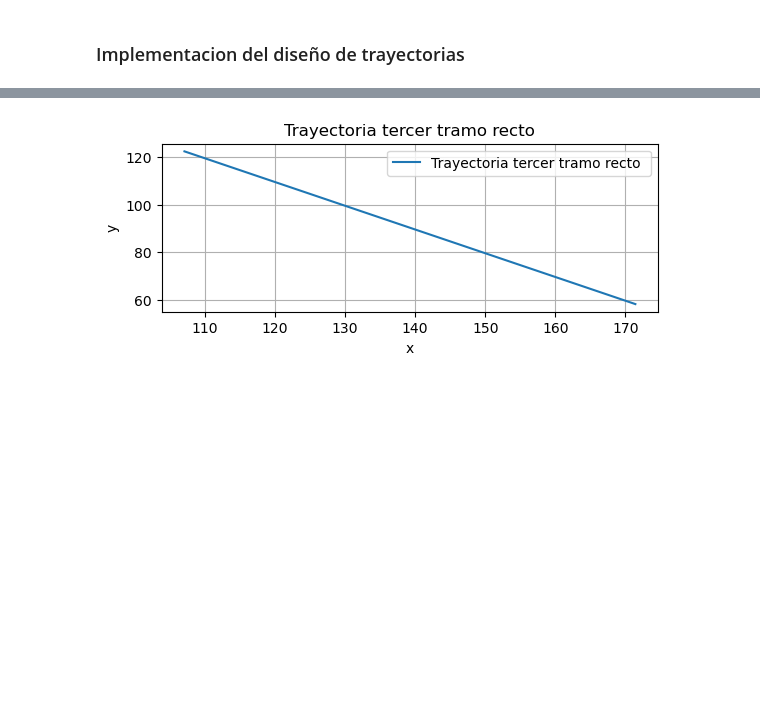
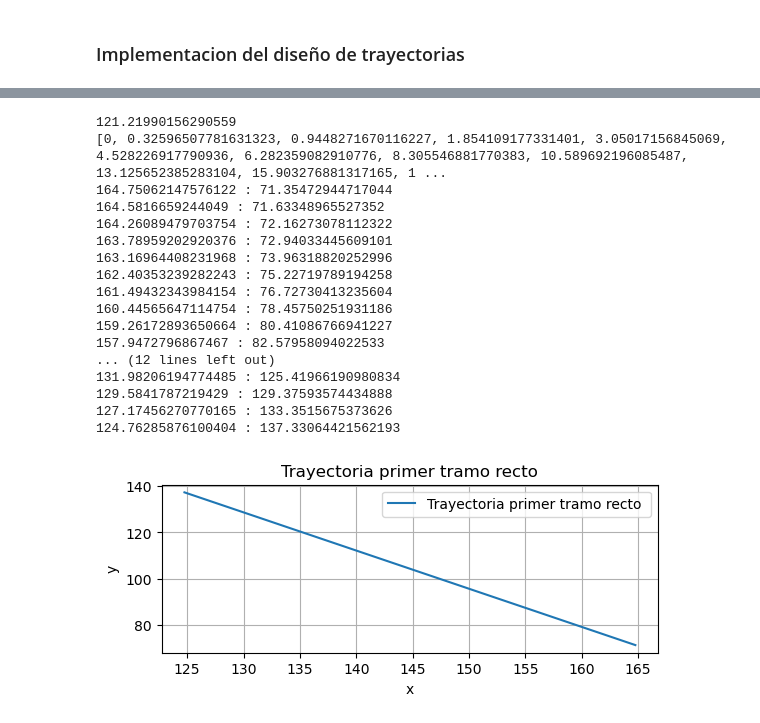
Before and after one commit to ricardolcvuba/tp_modelacion_grupo09, a Jupyter notebook: tp_modelacion.ipynb, the cells around one changed output, grey strips where cells are left out. Cells and saved outputs as stored; diff of their text form; code cells hidden in the pictures; blank space fills up the shorter version.

```diff
--- a/tp_modelacion.ipynb
+++ b/tp_modelacion.ipynb
@@ -18,7 +21,7 @@ radio = 5
 ## Funcion difetencial f de la curva
 # %%
 def f_curva (timepo, angulo, velocidad_angular):
-  return -(aceleracion_en_curva / radio) * np.sin(angulo)
+    return -(aceleracion_en_curva * np.sin(((angulo - barrida_inicial)/barrida_limite)*math.pi*2) / radio*velocidad_angular) * np.sin(angulo)
 # %% [markdown]
 ## Valores de la trayectoria recta
 # %%
@@ -33,6 +32,8 @@ def f_fuerza(t):
-# %%
-def f_recta(tiempo, posicion, velocidad):
-  return  f_fuerza(tiempo) / m
+# %%
+dist_limite = 0
+G = 9.81
+def f_recta(tiempo, posicion, velocidad):
+  return ((2400*G)/800)*(1 - posicion/dist_limite)
 # %% [markdown]
 ## Trayectoria
 # %% [markdown]
@@ -146,12 +147,12 @@ def condicion_de_corte_limite(limite, operacion, y):
     elif operacion== ">":
         return y > limite
 # %%
-def range_kutta_de_orden_4(f, t0, y0, u0, h, limite, operacion):
+def range_kutta_de_orden_4(f, t0, y0, u0, h, limite):
     t = t0
     y = y0
     u = u0
     resultados = [(t, y, u)]
-    while condicion_de_corte_limite(limite, operacion, y):
+    while limite > y:
         m1 = u
         k1 = f(t, y, u)
 
@@ -167,7 +168,6 @@ def range_kutta_de_orden_4(f, t0, y0, u0, h, limite, operacion):
         y += (h / 6) * (m1 + 2 * m2 + 2 * m3 + m4)
         u += (h / 6) * (k1 + 2 * k2 + 2 * k3 + k4)
         t += h
-
         resultados.append((t, y, u))
     return resultados
 # %%
@@ -281,44 +374,74 @@ def calcular_velocidad(omega, r, angulo_rad):
     vel_y = v*math.sin(angulo_rad)
     return vel_x, vel_y
 # %%
-#puto final 3er tramo
+#punto final 3er tramo
 p_final_izq_2do_tramo = punto_final_de_una_curva(p_final_izq_1er_tramo, 19.2, 108, 16.7)
+p_final_der_2do_tramo = punto_final_de_una_curva(p_final_der_1er_tramo, 40.80, 123.1, 16)
 p_final_izq_3er_tramo = punto_final_de_una_recta(p_final_izq_2do_tramo, 63.54, 108)
 p_final_der_3er_tramo = punto_final_de_una_recta(p_final_der_2do_tramo, 63.54, 123.1)
 p_final_del_3er_tramo = punto_aleatorio_en_un_segmento(p_final_izq_3er_tramo, p_final_der_3er_tramo)
 
+#punto inicial 3er tramo
 pos_x_final_2do_tramo = pos_x_2do_tramo[-1]
 pos_y_final_2do_tramo = pos_y_2do_tramo[-1]
 
 #angulo de trayectoria
 adyacente = abs(pos_x_final_2do_tramo - p_final_del_3er_tramo[0])
 opuesto = abs(pos_y_final_2do_tramo - p_final_del_3er_tramo[1])
-angulo_rad = math.atan2(opuesto, adyacente)
+
+#distancia_limite
+dist_limite = math.sqrt(adyacente**2 + opuesto**2)
 
 #calculo_de_velocidad
-vel_ini_x, vel_ini_y = calcular_velocidad(max(vel_ang_x_2do_tramo[-1], vel_ang_y_2do_tramo[-1]), radio, angulo_rad)
-
-vel_ini_x = - vel_ini_x
+vel_ini_x, vel_ini_y = calcular_velocidad(vel_ang_2do_tramo[-1], radio, angulos_barridos_2d_tramo[-1])
+vel_ini_2do_tramo = math.sqrt(vel_ini_x**2 + vel_ini_y**2)
 
 #trayectoria
-x_result_3er_tramo = range_kutta_de_orden_4(f_recta, t_final_2do_tramo, pos_x_final_2do_tramo, vel_ini_x, h, p_final_del_3er_tramo[0], ">")
-y_result_3er_tramo = range_kutta_de_orden_4_aux(f_recta, t_final_2do_tramo, pos_y_final_2do_tramo, vel_ini_y, h, len(x_result_3er_tramo))
+y_result_3er_tramo = range_kutta_de_orden_4(f_recta, t_final_2do_tramo, 0, vel_ini_2do_tramo, h, dist_limite)
+
+print(f"{angulos_barridos_2d_tramo[-1] * 180/math.pi}")
+
+puntos_3er_tramo = []
+distancias_3er_tramo = [tupla[1] for tupla in y_result_3er_tramo]
+vel_3er_tramo = [tupla[2] for tupla in y_result_3er_tramo]
+t_final_3er_tramo = [tupla[0] for tupla in y_result_3er_tramo][-1]
+t_relativo = t_final_3er_tramo
+print(distancias_3er_tramo)
+for i in range(len(distancias_3er_tramo)):
+    hipotenusa = distancias_3er_tramo[i]
+    pos_x = hipotenusa * np.math.cos(angulos_barridos_2d_tramo[-1] ) + pos_x_final_2do_tramo
+    pos_y = hipotenusa * np.math.sin(angulos_barridos_2d_tramo[-1] ) + pos_y_final_2do_tramo
+    print(f"{pos_x} : {pos_y}")
+    puntos_3er_tramo.append([pos_x, pos_y])
 
 
-pos_x_3er_tramo = [tupla[1] for tupla in x_result_3er_tramo]
-pos_y_3er_tramo = [tupla[1] for tupla in y_result_3er_tramo]
-vel_x_3er_tramo = [tupla[2] for tupla in x_result_3er_tramo]
-vel_y_3er_tramo = [tupla[2] for tupla in y_result_3er_tramo]
-t_final_3er_tramo = [tupla[0] for tupla in y_result_3er_tramo]
-t_final_3er_tramo = t_final_3er_tramo[-1]
+pos_x_3er_tramo = [subvector[0] for subvector in puntos_3er_tramo]
+pos_y_3er_tramo = [subvector[1] for subvector in puntos_3er_tramo]
 
 plt.subplot(2, 1, 1)
-plt.plot(pos_x_3er_tramo, pos_y_3er_tramo, label="Trayectoria tercer tramo recto ")
+plt.plot(pos_x_3er_tramo, pos_y_3er_tramo, label="Trayectoria primer tramo recto ")
 plt.xlabel("x")
 plt.ylabel("y")
-plt.title("Trayectoria tercer tramo recto")
+plt.title("Trayectoria primer tramo recto")
 plt.legend()
 plt.grid()
 plt.show()
 # %% [output]
+121.21990156290559
+[0, 0.32596507781631323, 0.9448271670116227, 1.854109177331401, 3.05017156845069, 4.528226917790936, 6.282359082910776, 8.305546881770383, 10.589692196085487, 13.125652385283104, 15.903276881317165, 1 ...
+164.75062147576122 : 71.35472944717044
+164.5816659244049 : 71.63348965527352
+164.26089479703754 : 72.16273078112322
+163.78959202920376 : 72.94033445609101
+163.16964408231968 : 73.96318820252996
+162.40353239282243 : 75.22719789194258
+161.49432343984154 : 76.72730413235604
+160.44565647114754 : 78.45750251931186
+159.26172893650664 : 80.41086766941227
+157.9472796867467 : 82.57958094022533
+... (12 lines left out)
+131.98206194774485 : 125.41966190980834
+129.5841787219429 : 129.37593574434888
+127.17456270770165 : 133.3515675373626
+124.76285876100404 : 137.33064421562193
-[figure, old version]
+[figure, new version]
```
Also changed, not shown: parts of 17 cells of this notebook.
